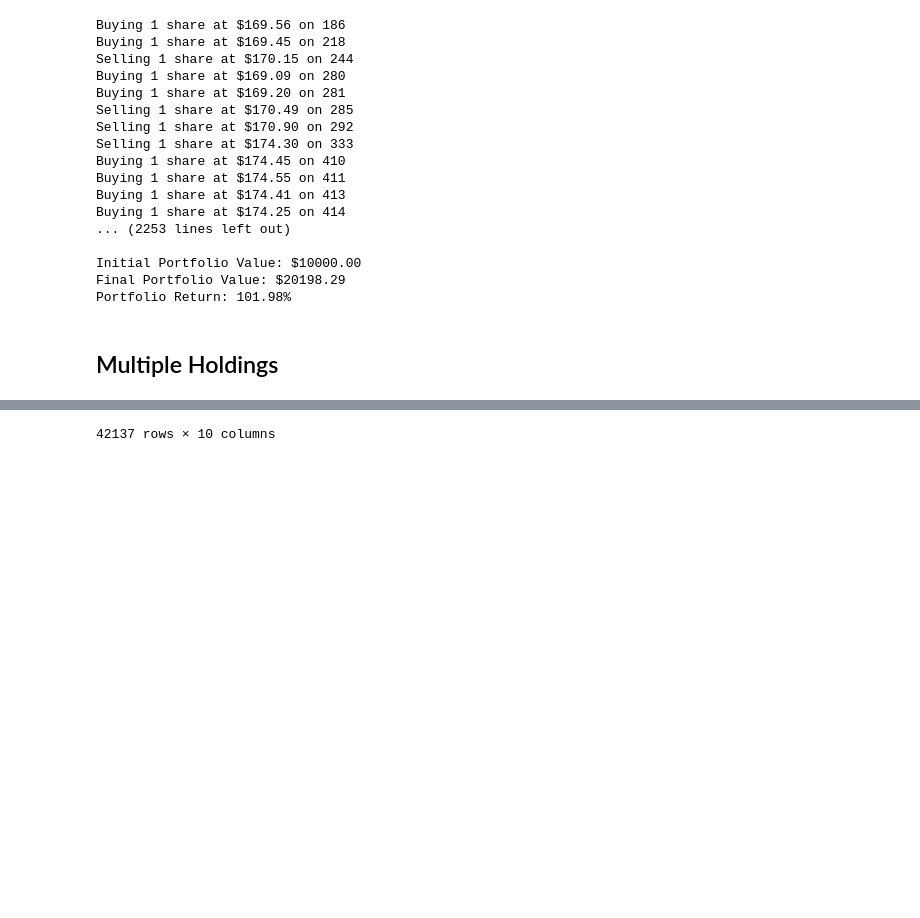
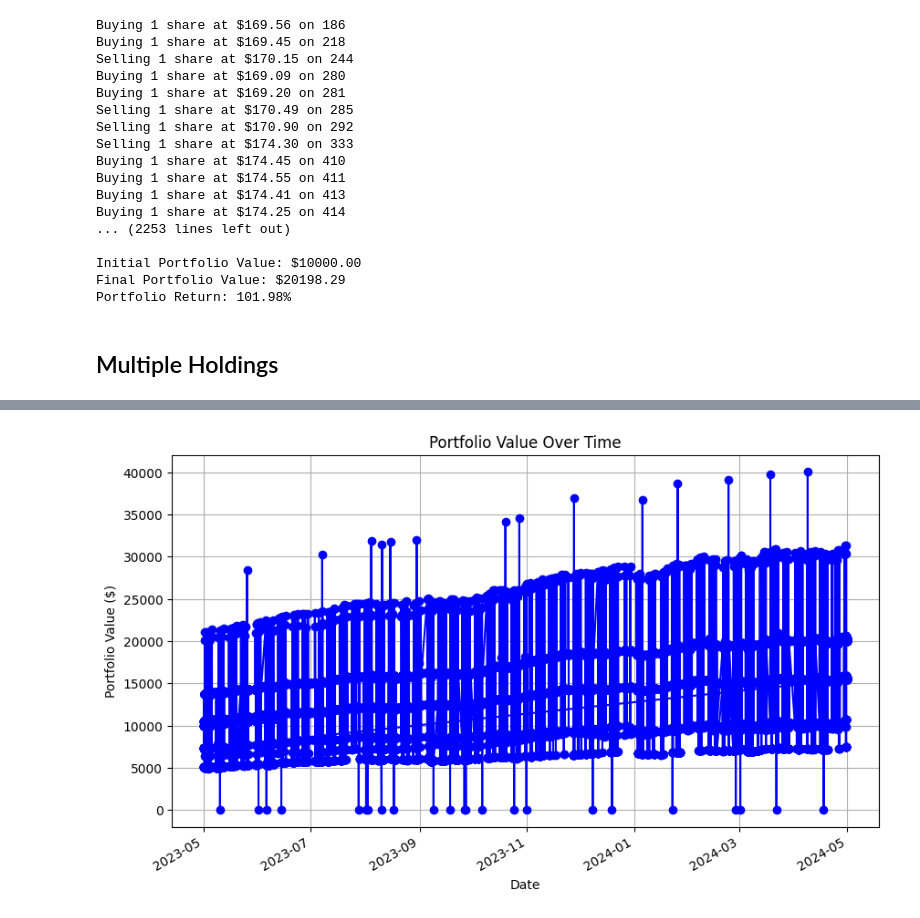
Before and after one commit to avillasmil/algo-trader, a Jupyter notebook: sandbox.ipynb, the cells around one changed output, grey strips where cells are left out. Drawn from its saved outputs; the diff is of its cells as text; code cells hidden in the pictures; blank space fills up the shorter version.

```diff
--- a/sandbox.ipynb
+++ b/sandbox.ipynb
@@ -499,5 +504,7 @@ for symbol in symbols:
     historical_data[symbol] = stock_historical_data_client.get_stock_bars(req).df.loc[:,["close","volume"]]
 # %%
 historical_data = generate_BT_data(historical_data, symbols)
+# %%
+historical_data = preprocess_BT_data(historical_data)
 # %%
 # Align timestamps
@@ -530,15 +551,17 @@ for symbol, df in historical_data.items():
 # %%
 # Run the simulation
 for date in historical_data[symbols[0]].index:  # Assumes all stocks have the same dates
+    portfolio_value = sum(portfolio['cash'].values())
+
     for symbol in symbols:
         stock_data = historical_data[symbol]
+
         if date in stock_data.index:
-            symbol_data = historical_data[symbol]
-            current_price = symbol_data.loc[date, 'close']
-            row_data = symbol_data.loc[date].to_frame().T.reset_index(drop=True)  # Reset the index to remove timestamp
+            current_price = stock_data.at[date, 'close']
+            row_data = stock_data.loc[date].to_frame().T.reset_index(drop=True)  # Prepare row data for prediction
             action = model.predict(row_data)
 
-           # Buy logic
+            # Buy logic
             if action == 1:
                 max_shares_to_buy = portfolio['cash'][symbol] / current_price
                 if max_shares_to_buy > 0:
@@ -550,20 +573,16 @@ for date in historical_data[symbols[0]].index:  # Assumes all stocks have the sa
             elif action == 2:
                 shares_held = portfolio['positions'][symbol]['shares']
                 if shares_held > 0:
-                    portfolio['positions'][symbol]['shares'] -= shares_held
+                    portfolio['positions'][symbol]['shares'] = 0
                     portfolio['cash'][symbol] += shares_held * current_price
                     print(f"Selling {shares_held:.4f} shares of {symbol} at ${current_price:.2f} on {date}")
 
-    # Calculate the total portfolio value for this date
-    portfolio_value = sum(portfolio['cash'].values())
-    for symbol in symbols:
-        if date in historical_data[symbol].index:
+            # Update position value
             shares = portfolio['positions'][symbol]['shares']
-            current_price = historical_data[symbol].loc[date, 'close']
             portfolio['positions'][symbol]['value'] = shares * current_price
             portfolio_value += portfolio['positions'][symbol]['value']
 
-    # Append the daily portfolio value to the history
+    # Record daily portfolio value
     portfolio['history'].append({'date': date, 'portfolio_value': portfolio_value})
 
 # Calculate the final portfolio return
@@ -613,3 +615,17 @@ historical_data
 # %%
-historical_data['MSFT']
+import pandas as pd
+import matplotlib.pyplot as plt
+
+# Convert portfolio history to a DataFrame
+history_df = pd.DataFrame(portfolio['history'])
+
+# Set 'date' as the index for better plotting
+history_df.set_index('date', inplace=True)
+
+# Plot
+history_df['portfolio_value'].plot(figsize=(10, 6), color='blue', marker='o', title='Portfolio Value Over Time')
+plt.xlabel('Date')
+plt.ylabel('Portfolio Value ($)')
+plt.grid(True)
+plt.show()
 # %% [output]
@@ -629 +632 @@ historical_data['MSFT']
-42137 rows × 10 columns
+[figure, added]
```
Also changed, not shown: parts of 9 cells of this notebook.
